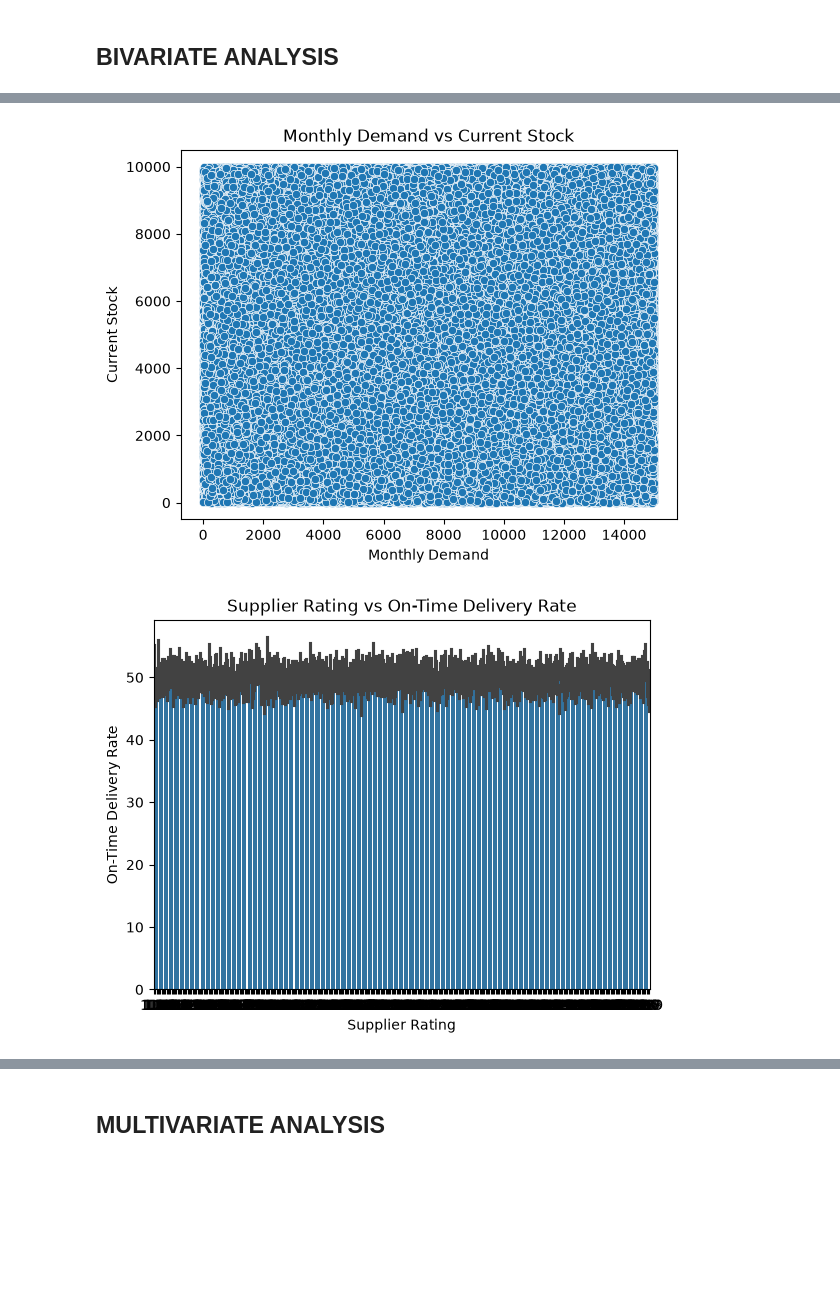
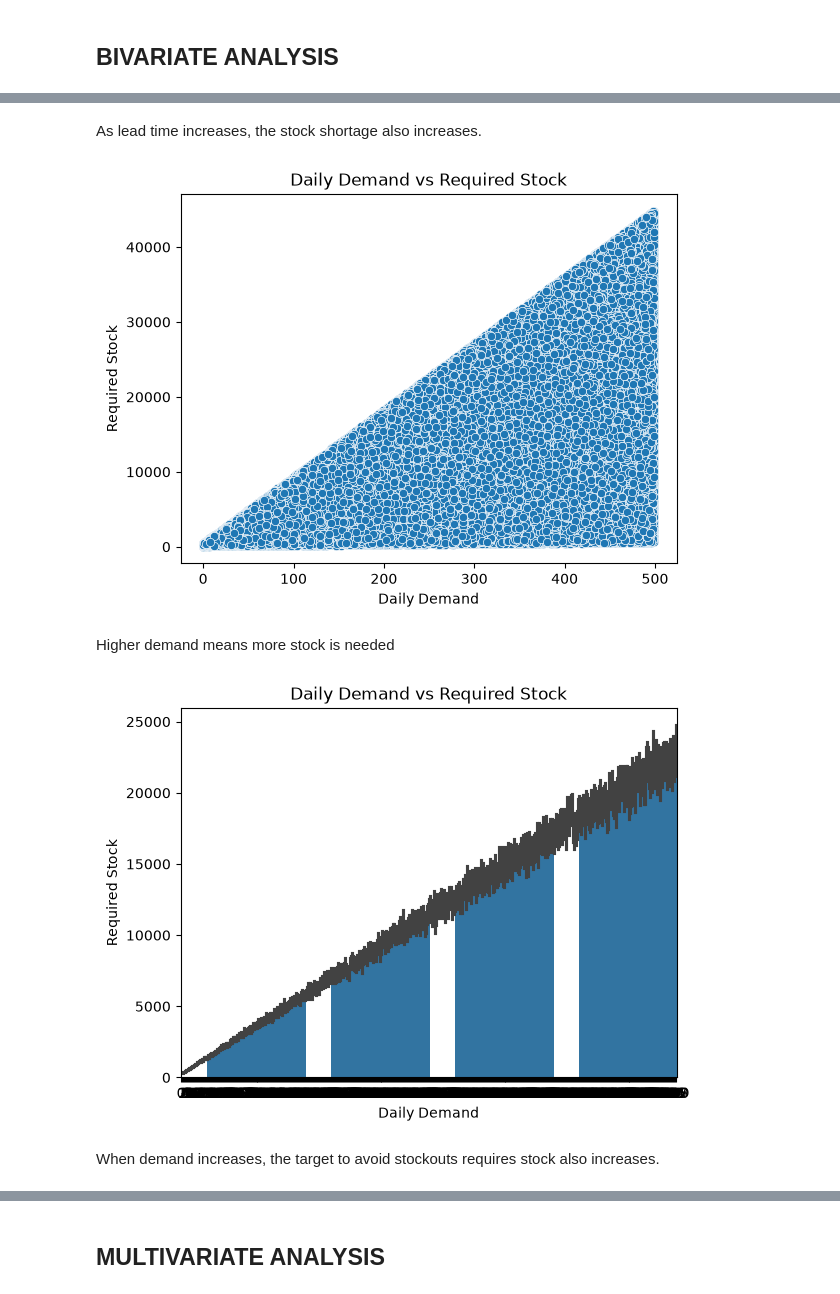
Before and after one commit to Suhani-codes18/Task-3-Suhani, a Jupyter notebook: Task.ipynb, the cells around one changed output, grey strips where cells are left out. Saved outputs shown, nothing was run; the diff lists cells and outputs as text; code cells hidden in the pictures; blank space fills up the shorter version.

```diff
--- a/Task.ipynb
+++ b/Task.ipynb
@@ -289,0 +296,6 @@ Similarly for other num cols also
+# %%
+df['Required_Stock'] = (df['Daily_Demand'] * df['Lead_Time_Days']+ df['Safety_Stock'])
+# %%
+df['Stock_Gap'] = (df['Current_Stock'] - df['Required_Stock'])
+# %%
+df['Stockout_Target'] = ( df['Current_Stock'] < df['Required_Stock']).astype(int)
@@ -409,17 +417,23 @@ plt.show()
+# %% [markdown]
+As lead time increases, the stock shortage also increases.
 # %%
-sns.scatterplot(data=df, x='Monthly_Demand', y='Current_Stock')
-plt.title('Monthly Demand vs Current Stock')
-plt.xlabel('Monthly Demand')
-plt.ylabel('Current Stock')
+sns.scatterplot(data=df, x='Daily_Demand', y='Required_Stock')
+plt.title('Daily Demand vs Required Stock')
+plt.xlabel('Daily Demand')
+plt.ylabel('Required Stock')
 plt.show()
 # %% [output]
-[figure, old version]
+[figure, new version]
+# %% [markdown]
+Higher demand means more stock is needed
 # %%
-sns.barplot(data=df, x='Supplier_Rating', y='On_Time_Delivery_Rate')
-plt.title('Supplier Rating vs On-Time Delivery Rate')
-plt.xlabel('Supplier Rating')
-plt.ylabel('On-Time Delivery Rate')
+sns.barplot(data=df, x='Daily_Demand', y='Required_Stock')
+plt.title('Daily Demand vs Required Stock')
+plt.xlabel('Daily Demand')
+plt.ylabel('Required Stock')
 plt.show()
 # %% [output]
-[figure, old version]
+[figure, new version]
+# %% [markdown]
+When demand increases, the target to avoid stockouts requires stock also increases.
 # %%
```
Also changed, not shown: parts of 60 cells of this notebook.
